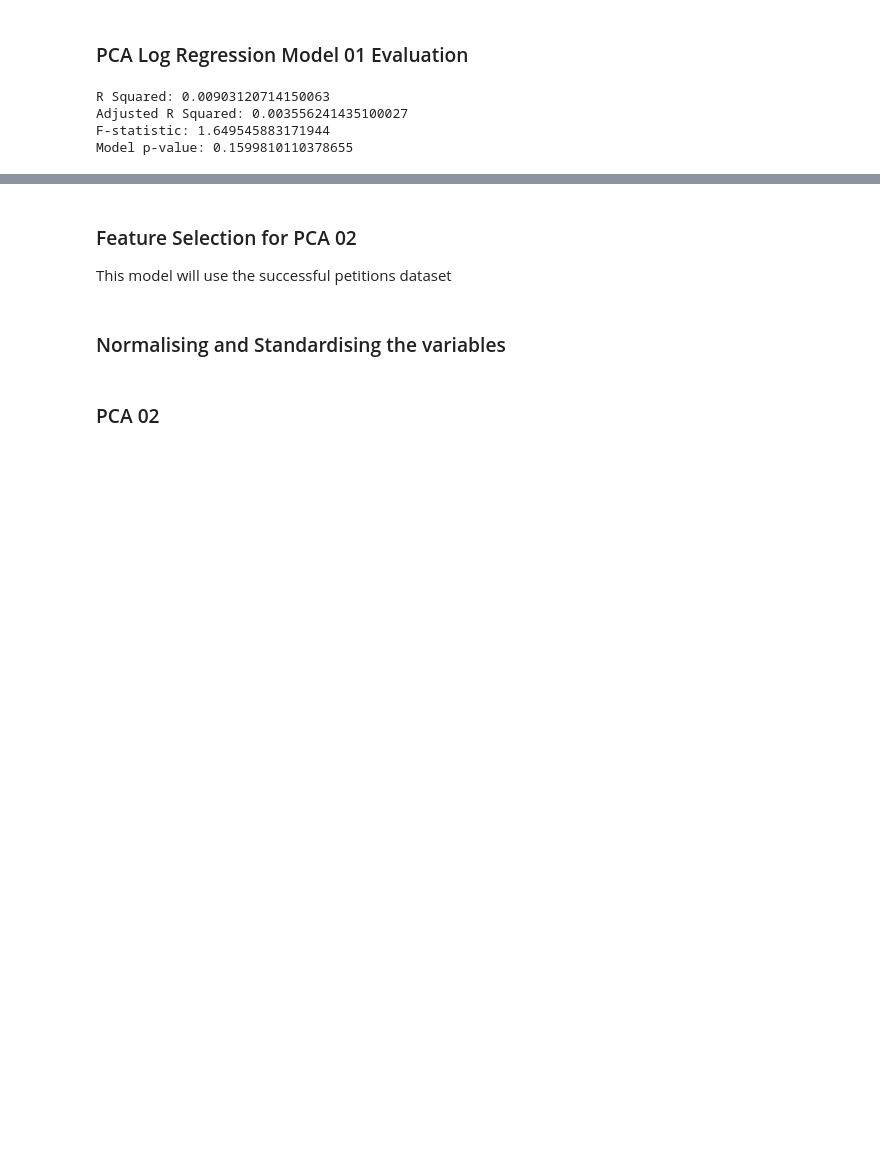
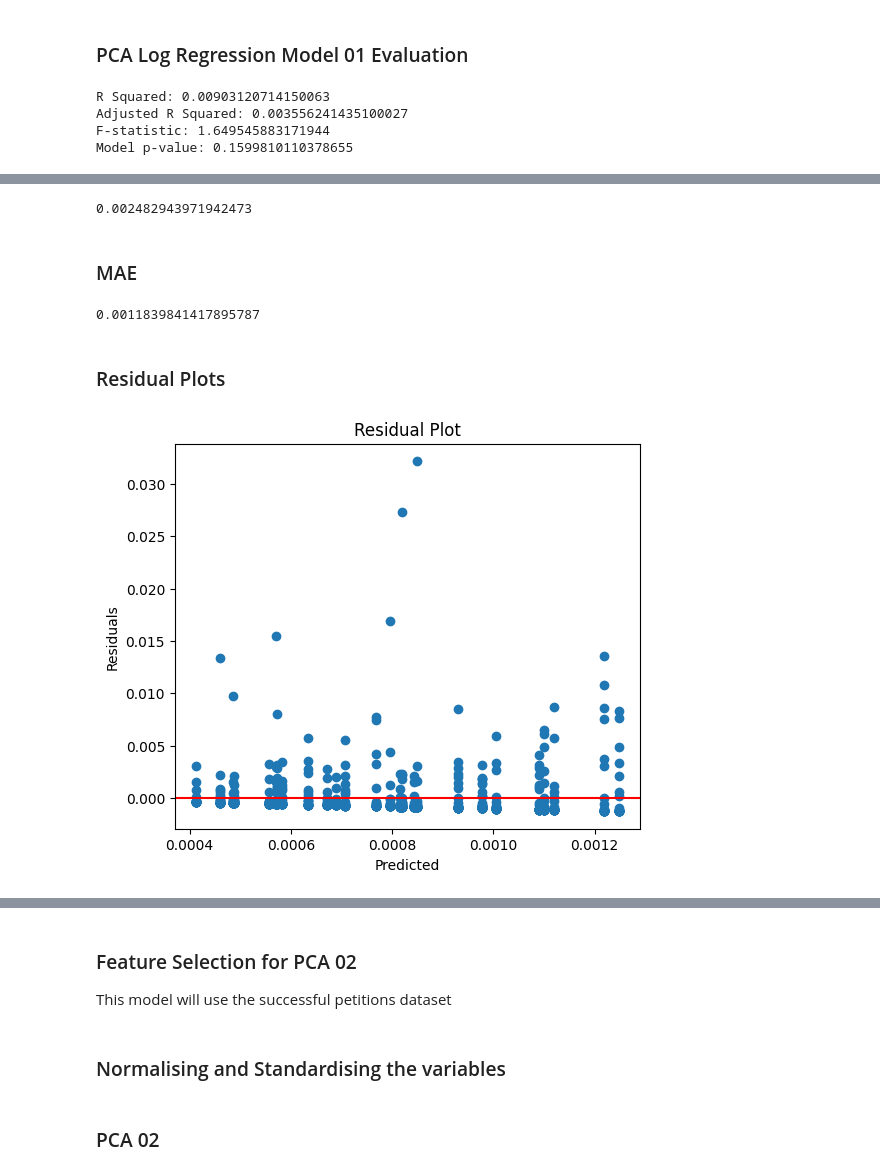
Before and after one commit to Matthew-Riddell/MSc-Dissertation, a Jupyter notebook: notebooks/07-pca.ipynb, the cells around one changed output, grey strips where cells are left out. Cells and saved outputs as stored; diff of their text form; code cells hidden in the pictures; blank space fills up the shorter version.

Commit message:
PCA: PCA Log Regression: RMSE, MAE and Residual Plots
PCA Log Regression Model, RMSE, MAE, Residual Plots

```diff
--- a/notebooks/07-pca.ipynb
+++ b/notebooks/07-pca.ipynb
@@ -601,0 +604,2 @@ Model p-value: 0.1599810110378655
+# %%
+predictions_log_01 = log_model_01.predict(X)
@@ -601,0 +608,33 @@ Model p-value: 0.1599810110378655
+# %%
+rmse = np.sqrt(
+    mean_squared_error(y, predictions_log_01)
+)
+
+print(rmse)
+# %% [output]
+0.002482943971942473
+# %% [markdown]
+### MAE
+# %%
+mae = mean_absolute_error(
+    y,
+    predictions_log_01
+)
+
+print(mae)
+# %% [output]
+0.0011839841417895787
+# %% [markdown]
+### Residual Plots
+# %%
+residuals_log_01 = y - predictions_log_01
+# %%
+plt.figure(figsize=(6,5))
+plt.scatter(predictions_log_01, residuals_log_01)
+plt.axhline(0,color="red")
+plt.xlabel("Predicted")
+plt.ylabel("Residuals")
+plt.title("Residual Plot")
+plt.show()
+# %% [output]
+[figure, added]
```
Also changed, not shown: parts of 17 cells of this notebook, 1 other file.
